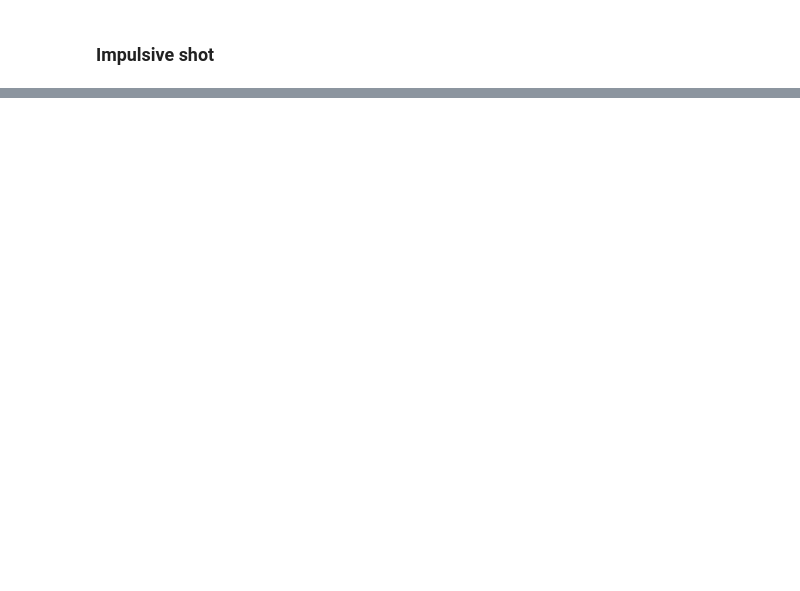
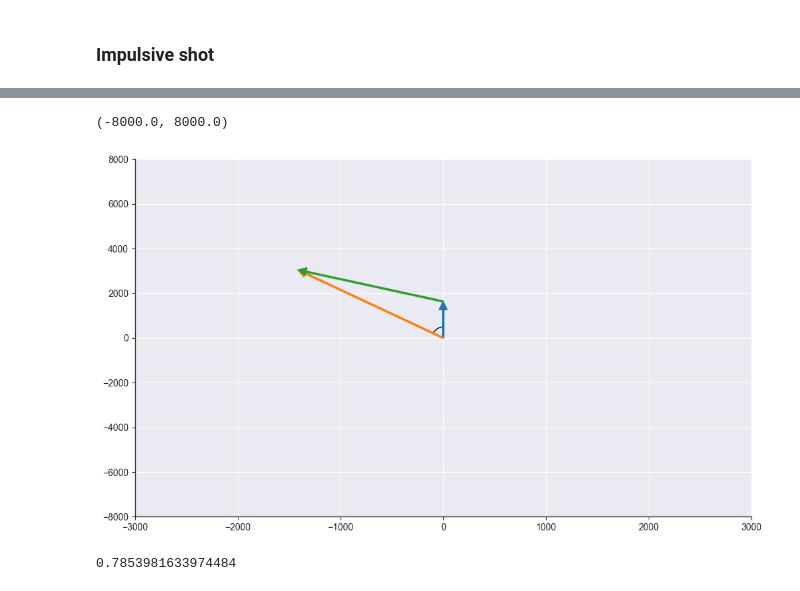
Before and after one commit to Pocket-titan/apygee, a Jupyter notebook: examples.ipynb, the cells around one changed output, grey strips where cells are left out. Saved outputs shown, nothing was run; the diff lists cells and outputs as text; code cells hidden in the pictures; blank space fills up the shorter version.

```diff
--- a/examples.ipynb
+++ b/examples.ipynb
@@ -194,0 +303,31 @@ np.round(149597994866.2327)
+# %%
+from keppy.plot import plot_vector, plot_angle
+from keppy.utils import angle_between, rotate_vector
+
+self = Orbit([150e6], MU_EARTH)
+theta = 0
+x = np.pi / 4
+dv = 2e3
+
+v0 = self.at_theta(theta).v_vec
+
+uv = v0 / np.linalg.norm(v0)
+dv_vec = rotate_vector(uv, self.h_vec, x) * dv
+v1 = v0 + dv_vec
+
+fig = plt.figure(figsize=(12, 7))
+ax = plt.axes()
+plot_vector(v0)
+plot_vector(v1)
+plot_vector(dv_vec, origin=v0)
+plot_angle(v0, v1)
+# ax.set_aspect("equal")
+plt.xlim([-3000, 3000])
+plt.ylim([-8000, 8000])
+# %% [output]
+(-8000.0, 8000.0)
+[figure, added]
+# %%
+angle_between(dv_vec, v0)
+# %% [output]
+0.7853981633974484
```
Also changed, not shown: parts of 11 cells of this notebook, 4 other files.
